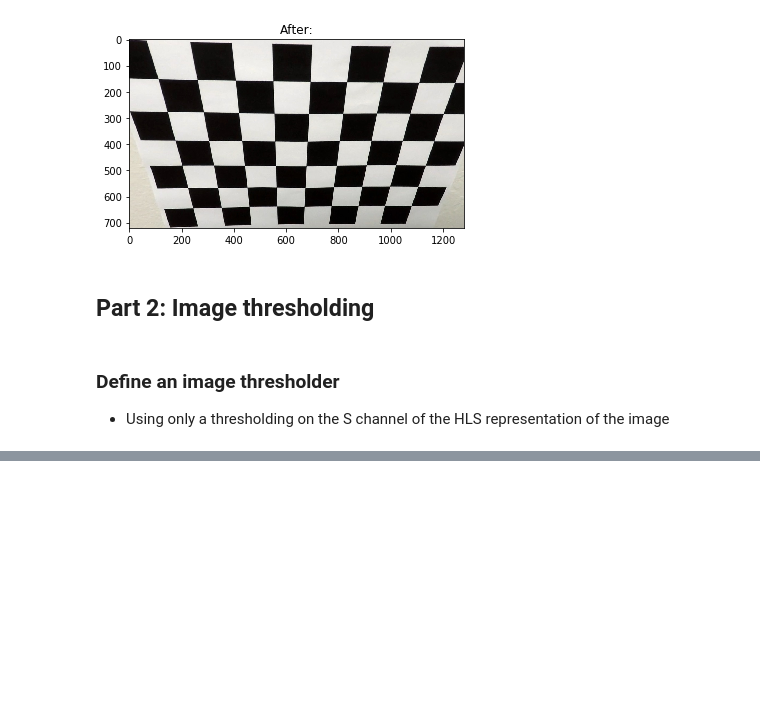
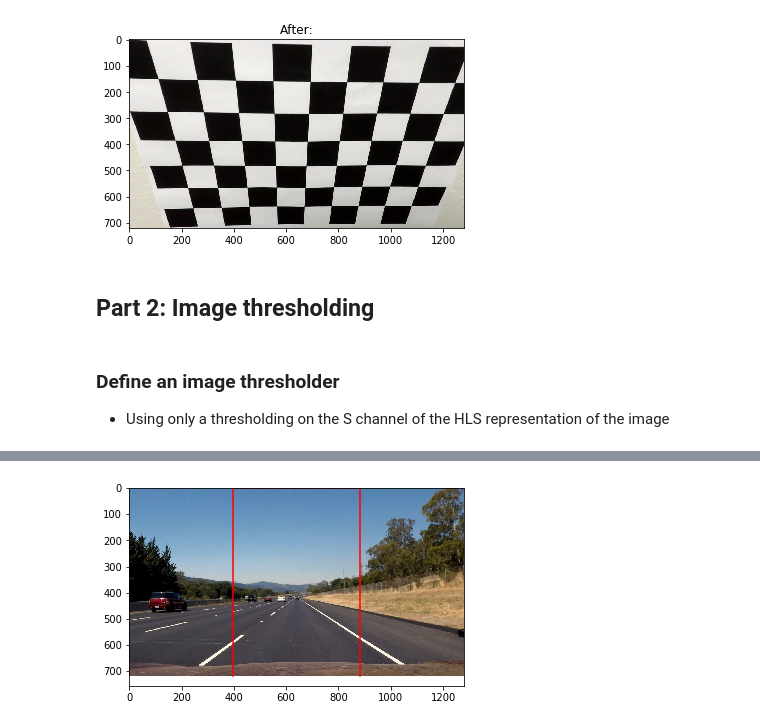
Before and after one commit to koulakis/CarND-Advanced-Lane-Lines, a Jupyter notebook: advanced_lane_lines.ipynb, the cells around one changed output, grey strips where cells are left out. Drawn from its saved outputs; the diff is of its cells as text; code cells hidden in the pictures; blank space fills up the shorter version.

```diff
--- a/advanced_lane_lines.ipynb
+++ b/advanced_lane_lines.ipynb
@@ -80,0 +100,15 @@ plt.show()
+# %%
+x_left_target = (x_low_offset + x_high_offset) / 2
+x_right_target = 1 - x_left_target
+
+target_points = np.array([
+    (x_left_target * img_width, img_height),
+    (x_left_target * img_width, 0),
+    (x_right_target * img_width, 0),
+    (x_right_target * img_width, img_height)], dtype='float32')
+
+plt.imshow(test_images[3])
+plt.plot(*list(zip(*target_points)), color='red')
+plt.show()
+# %% [output]
+[figure, added]
```
Also changed, not shown: parts of 5 cells of this notebook.
